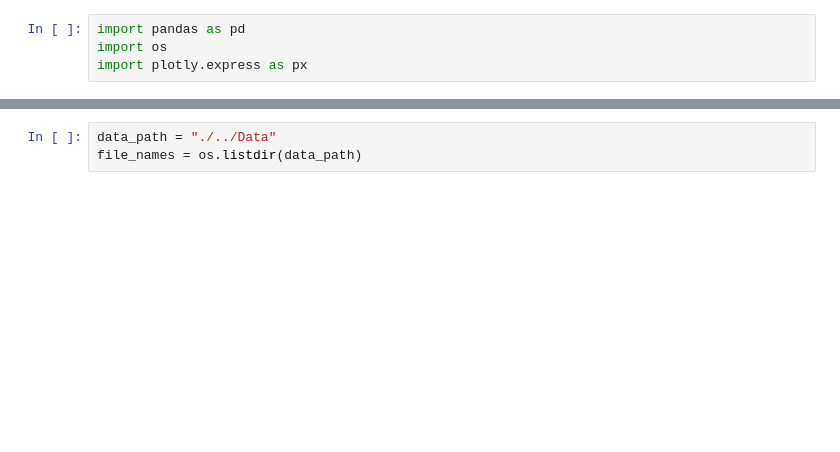
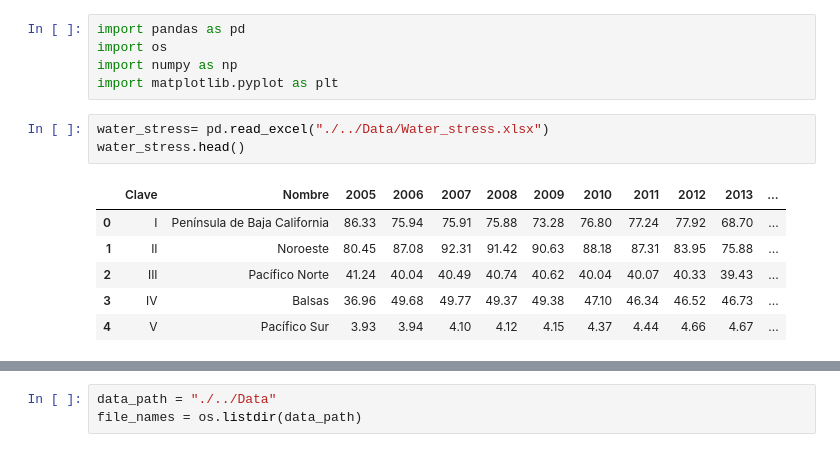
Before and after one commit to charlybg98/water_management, a Jupyter notebook: Analysis/EDA_TS.ipynb, the cells around one changed output, grey strips where cells are left out. Drawn from its saved outputs; the diff is of its cells as text; blank space fills up the shorter version.

```diff
--- a/Analysis/EDA_TS.ipynb
+++ b/Analysis/EDA_TS.ipynb
@@ -1,4 +1,15 @@
 # %%
 import pandas as pd
 import os
-import plotly.express as px
+import numpy as np
+import matplotlib.pyplot as plt
+# %%
+water_stress= pd.read_excel("./../Data/Water_stress.xlsx")
+water_stress.head()
+# %% [output]
+|  | Clave | Nombre | 2005 | 2006 | 2007 | 2008 | 2009 | 2010 | 2011 | 2012 | 2013 | ... |
+| 0 | I | Península de Baja California | 86.33 | 75.94 | 75.91 | 75.88 | 73.28 | 76.80 | 77.24 | 77.92 | 68.70 | ... |
+| 1 | II | Noroeste | 80.45 | 87.08 | 92.31 | 91.42 | 90.63 | 88.18 | 87.31 | 83.95 | 75.88 | ... |
+| 2 | III | Pacífico Norte | 41.24 | 40.04 | 40.49 | 40.74 | 40.62 | 40.04 | 40.07 | 40.33 | 39.43 | ... |
+| 3 | IV | Balsas | 36.96 | 49.68 | 49.77 | 49.37 | 49.38 | 47.10 | 46.34 | 46.52 | 46.73 | ... |
+| 4 | V | Pacífico Sur | 3.93 | 3.94 | 4.10 | 4.12 | 4.15 | 4.37 | 4.44 | 4.66 | 4.67 | ... |
```
Also changed, not shown: parts of 6 cells of this notebook.
